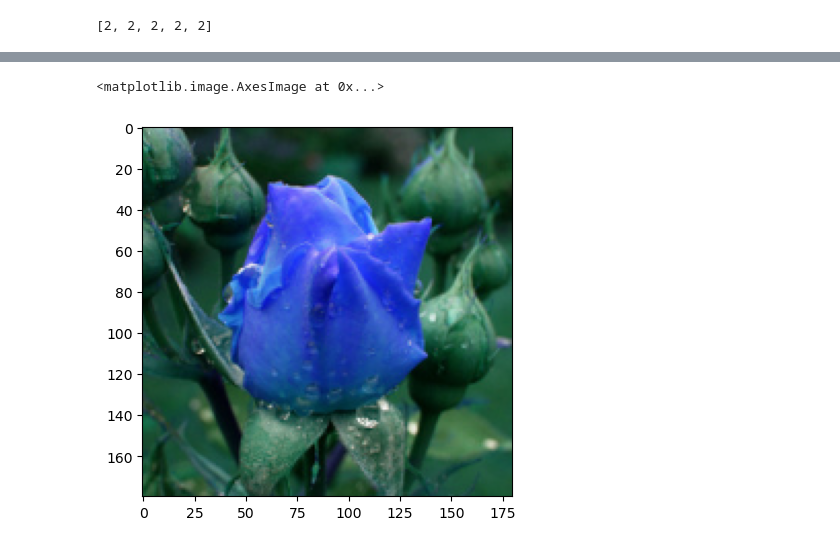
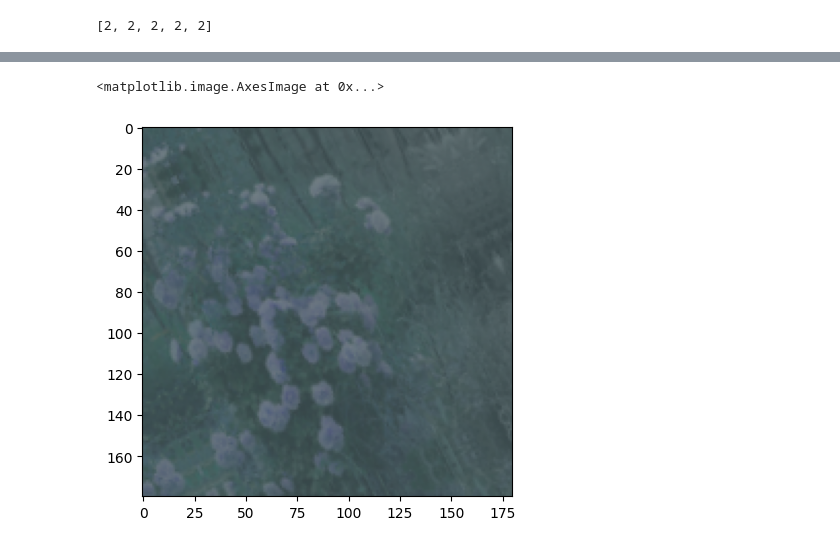
Before and after one commit to justnunoo/machine_-_deep_learning, a Jupyter notebook: flower_classification.ipynb, the cells around one changed output, grey strips where cells are left out. Cells and saved outputs as stored; diff of their text form; code cells hidden in the pictures.

```diff
--- a/flower_classification.ipynb
+++ b/flower_classification.ipynb
@@ -93,5 +146,12 @@ x_test_scaled = x_test/255
+# %%
+data_augmentation = keras.Sequential([
+    keras.layers.experimental.preprocessing.RandomFlip(),
+    keras.layers.experimental.preprocessing.RandomContrast(0.8),
+    keras.layers.experimental.preprocessing.RandomZoom(0.8),
+    keras.layers.experimental.preprocessing.RandomRotation(0.8),
+])
 # %%
-plt.imshow(x_train[1])
+plt.imshow(data_augmentation(x_train[6]).numpy().astype('uint8'))
 # %% [output]
 <matplotlib.image.AxesImage at 0x...>
-[figure, old version]
+[figure, new version]
```
Also changed, not shown: parts of 21 cells of this notebook.
